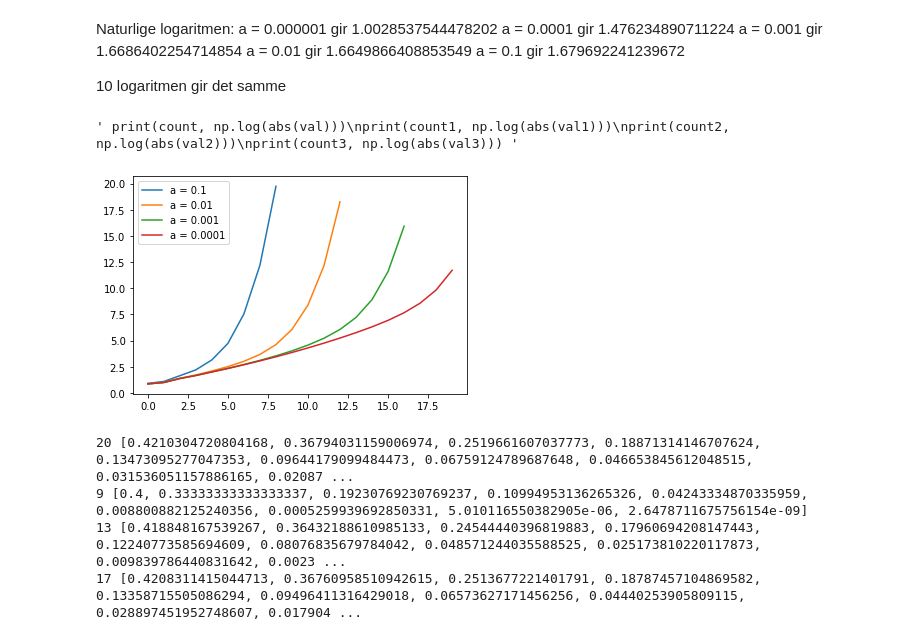
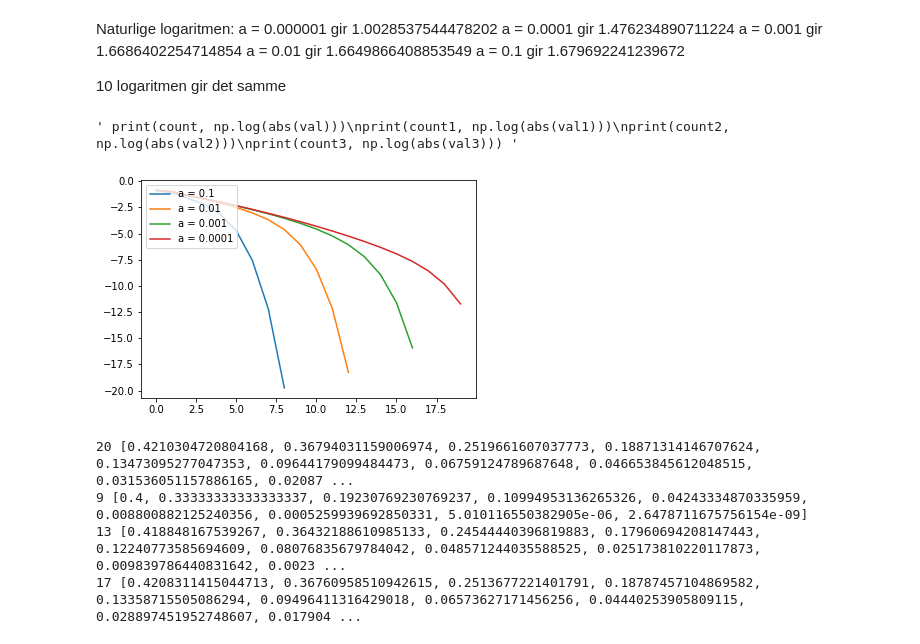
Before and after one commit to froydis98/NumeriskModellering, a Jupyter notebook: Handin1/Assignment1.ipynb, the cells around one changed output. Saved outputs shown, nothing was run; the diff lists cells and outputs as text; code cells hidden in the pictures.

```diff
--- a/Handin1/Assignment1.ipynb
+++ b/Handin1/Assignment1.ipynb
@@ -4,15 +43,3 @@ import matplotlib.pyplot as plt
 # %%
 def tanh_f(x):
     return np.tanh(x - 1)
-# %%
-def polynom_f(x):
-    return x ** 3 + (0.1 * x**2) + 0.0001 * x
-
-def polynom_f_1(x):
-    return x ** 3 + (0.1 * x**2) + 0.1 * x
-
-def polynom_f_2(x):
-    return x ** 3 + (0.1 * x**2) + 0.01 * x
-
-def polynom_f_3(x):
-    return x ** 3 + (0.1 * x**2) + 0.001 * x
@@ -28,15 +45,0 @@ Forklaring:
-# %%
-def secant(f, x0, x1, eps_r, eps_a):
-    listOfX = []
-    while True:
-        x = x1 - (f(x1) * (x1 - x0)) / (f(x1) - f(x0))
-        listOfX.append(x)
-        if abs(x1 - x) < eps_a or abs((x1 - x)/x) < eps_r:
-            return listOfX, len(listOfX)
-        if x != x:
-            return x, 'x er ikke et tall lenger'
-        x0 = x1
-        x1 = x
-
-listen, counter = secant(tanh_f, 0, 3.98, 0.0001, 0.0001)
-print(listen, counter)
@@ -52,0 +67,4 @@ plt.plot(np.arange(-2, 5, 0.1), tanh_f(np.arange(-2, 5, 0.1)))
+# %%
+def polynom_f(x):
+    a = 0.0001
+    return x ** 3 + (0.1 * x**2) + a * x
@@ -93,22 +116,22 @@ a = 0.1 gir 1.679692241239672
 # %%
 val, count = secant(polynom_f, 0.5, 1, 0.0001, 0.0001)
 val1, count1 = secant(polynom_f_1, 0.5, 1, 0.0001, 0.0001)
 val2, count2 = secant(polynom_f_2, 0.5, 1, 0.0001, 0.0001)
 val3, count3 = secant(polynom_f_3, 0.5, 1, 0.0001, 0.0001)
 
-plt.plot(np.arange(0, len(val1), 1), abs(np.log(val1)), label="a = 0.1")
-plt.plot(np.arange(0, len(val2), 1), abs(np.log(val2)), label="a = 0.01")
-plt.plot(np.arange(0, len(val3), 1), abs(np.log(val3)), label="a = 0.001")
-plt.plot(np.arange(0, len(val), 1), abs(np.log(val)), label ="a = 0.0001")
+plt.plot(np.arange(0, len(val1), 1), np.log(val1), label="a = 0.1")
+plt.plot(np.arange(0, len(val2), 1), np.log(val2), label="a = 0.01")
+plt.plot(np.arange(0, len(val3), 1), np.log(val3), label="a = 0.001")
+plt.plot(np.arange(0, len(val), 1), np.log(val), label ="a = 0.0001")
 plt.legend(loc="upper left")
 
 """ print(count, np.log(abs(val)))
 print(count1, np.log(abs(val1)))
 print(count2, np.log(abs(val2)))
 print(count3, np.log(abs(val3))) """
 # %% [output]
 ' print(count, np.log(abs(val)))\nprint(count1, np.log(abs(val1)))\nprint(count2, np.log(abs(val2)))\nprint(count3, np.log(abs(val3))) '
-[figure, old version]
+[figure, new version]
 # %%
 val, count = secant(polynom_f, 0.5, 1, 0.0001, 0.0001)
 val1, count1 = secant(polynom_f_1, 0.5, 1, 0.0001, 0.0001)
```
Also changed, not shown: parts of 21 cells of this notebook.
